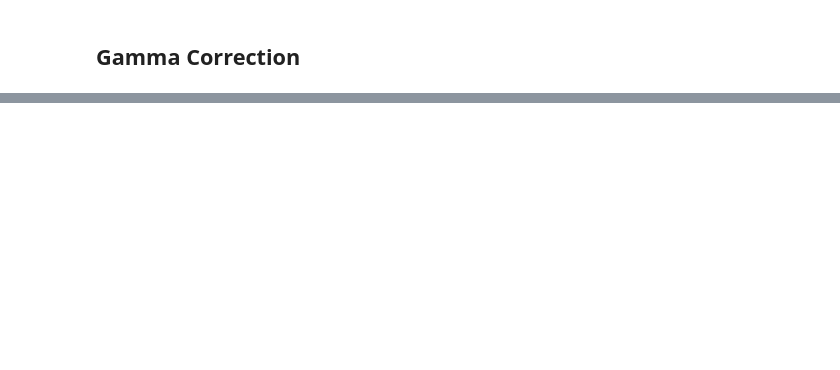
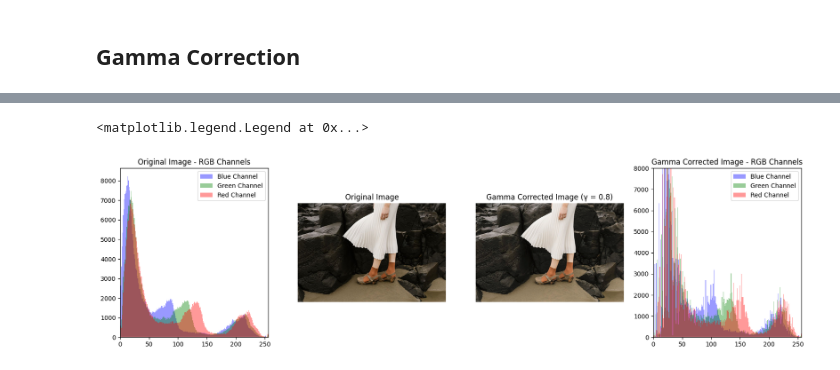
Before and after one commit to akhilaprabodha/EN3160-Image-Processing-and-Machine-Vision-Lab-Experiments, a Jupyter notebook: assignment_1/q3.ipynb, the cells around one changed output, grey strips where cells are left out. Cells and saved outputs as stored; diff of their text form; code cells hidden in the pictures; blank space fills up the shorter version.

```diff
--- a/assignment_1/q3.ipynb
+++ b/assignment_1/q3.ipynb
@@ -67,0 +68,33 @@ plt.show()
+# %%
+# display original image - RGB channels, Original image, Gamma corrected image, Gamma Corrected Image - RGB Channels in one row
+fig, axs = plt.subplots(1, 4, figsize=(20, 5))
+
+# Original image - RGB channels
+axs[0].set_title('Original Image - RGB Channels')
+axs[0].hist(img[:, :, 0].flatten(), bins=256, range=[0, 256], color='b', alpha=0.4, label="Blue Channel")
+axs[0].hist(img[:, :, 1].flatten(), bins=256, range=[0, 256], color='g', alpha=0.4, label="Green Channel")
+axs[0].hist(img[:, :, 2].flatten(), bins=256, range=[0, 256], color='r', alpha=0.4, label="Red Channel")
+axs[0].set_xlim([0, 256])
+axs[0].legend()
+
+# Original image
+axs[1].imshow(cv.cvtColor(img, cv.COLOR_BGR2RGB))
+axs[1].set_title('Original Image')
+axs[1].axis('off')
+
+# Gamma corrected image
+axs[2].imshow(cv.cvtColor(img_corrected, cv.COLOR_BGR2RGB))
+axs[2].set_title('Gamma Corrected Image (γ = 0.8)')
+axs[2].axis('off')
+
+# Gamma Corrected Image - RGB Channels
+axs[3].set_title('Gamma Corrected Image - RGB Channels')
+axs[3].hist(img_corrected[:, :, 0].flatten(), bins=256, range=[0, 256], color='b', alpha=0.4, label="Blue Channel")
+axs[3].hist(img_corrected[:, :, 1].flatten(), bins=256, range=[0, 256], color='g', alpha=0.4, label="Green Channel")
+axs[3].hist(img_corrected[:, :, 2].flatten(), bins=256, range=[0, 256], color='r', alpha=0.4, label="Red Channel")
+axs[3].set_xlim([0, 256])
+axs[3].set_ylim([0, 8000])  # Set y-axis limit to reduce dominance of zeros
+axs[3].legend()
+# %% [output]
+<matplotlib.legend.Legend at 0x...>
+[figure, added]
```
Also changed, not shown: parts of 2 cells of this notebook, 5 other files.
